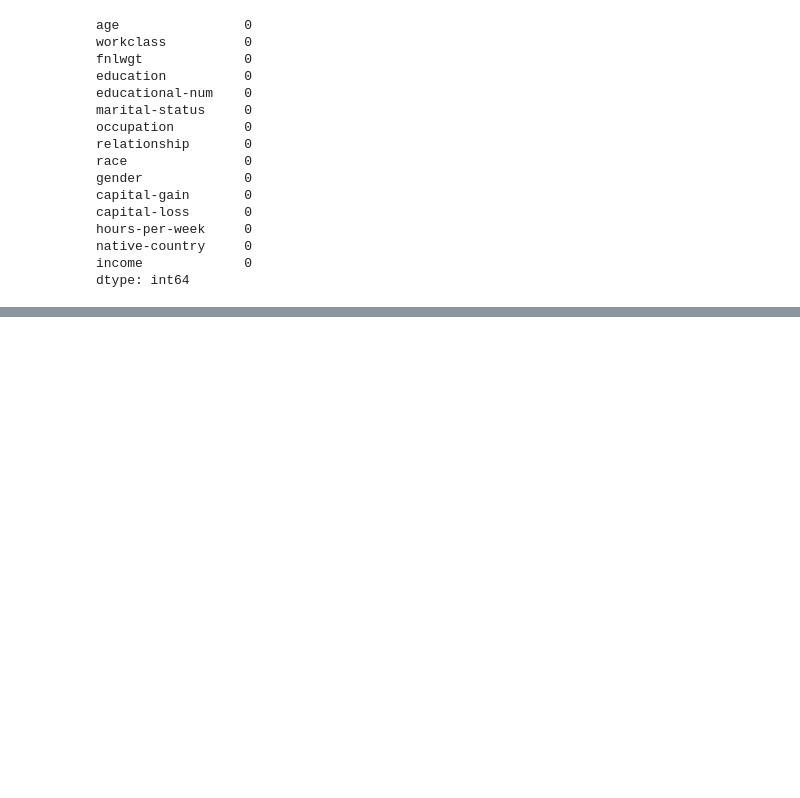
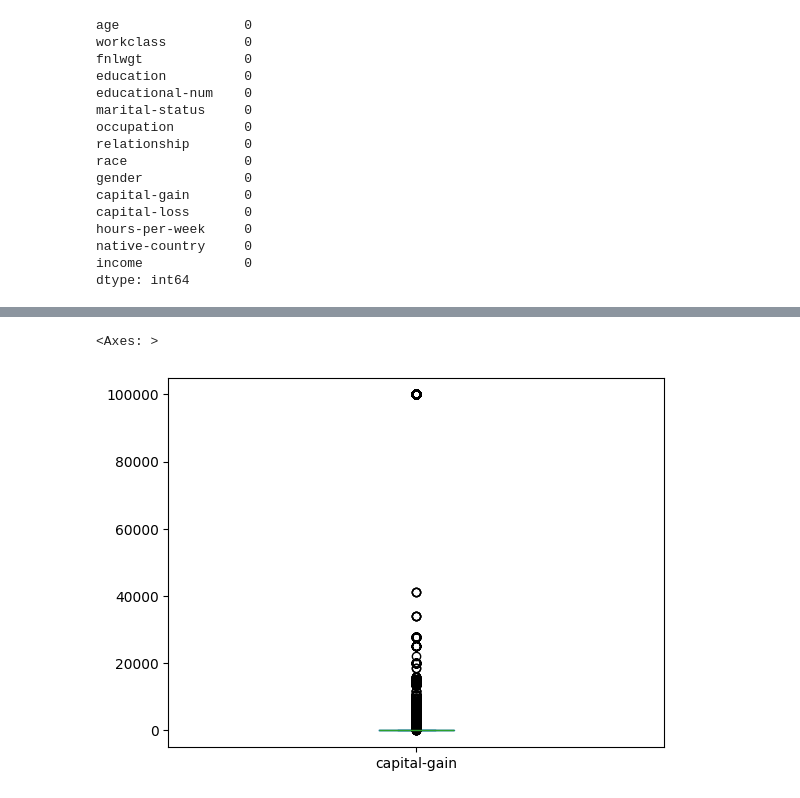
Before and after one commit to WanAdamm/CPC152-Assignment-2, a Jupyter notebook: data cleaning.ipynb, the cells around one changed output, grey strips where cells are left out. Saved outputs shown, nothing was run; the diff lists cells and outputs as text; code cells hidden in the pictures; blank space fills up the shorter version.

```diff
--- a/data cleaning.ipynb
+++ b/data cleaning.ipynb
@@ -173,0 +197,5 @@ df.to_csv('adult(no missing value).csv')
+# %%
+df['capital-gain'].plot(kind="box")
+# %% [output]
+<Axes: >
+[figure, added]
```
Also changed, not shown: parts of 32 cells of this notebook, 2 other files.
